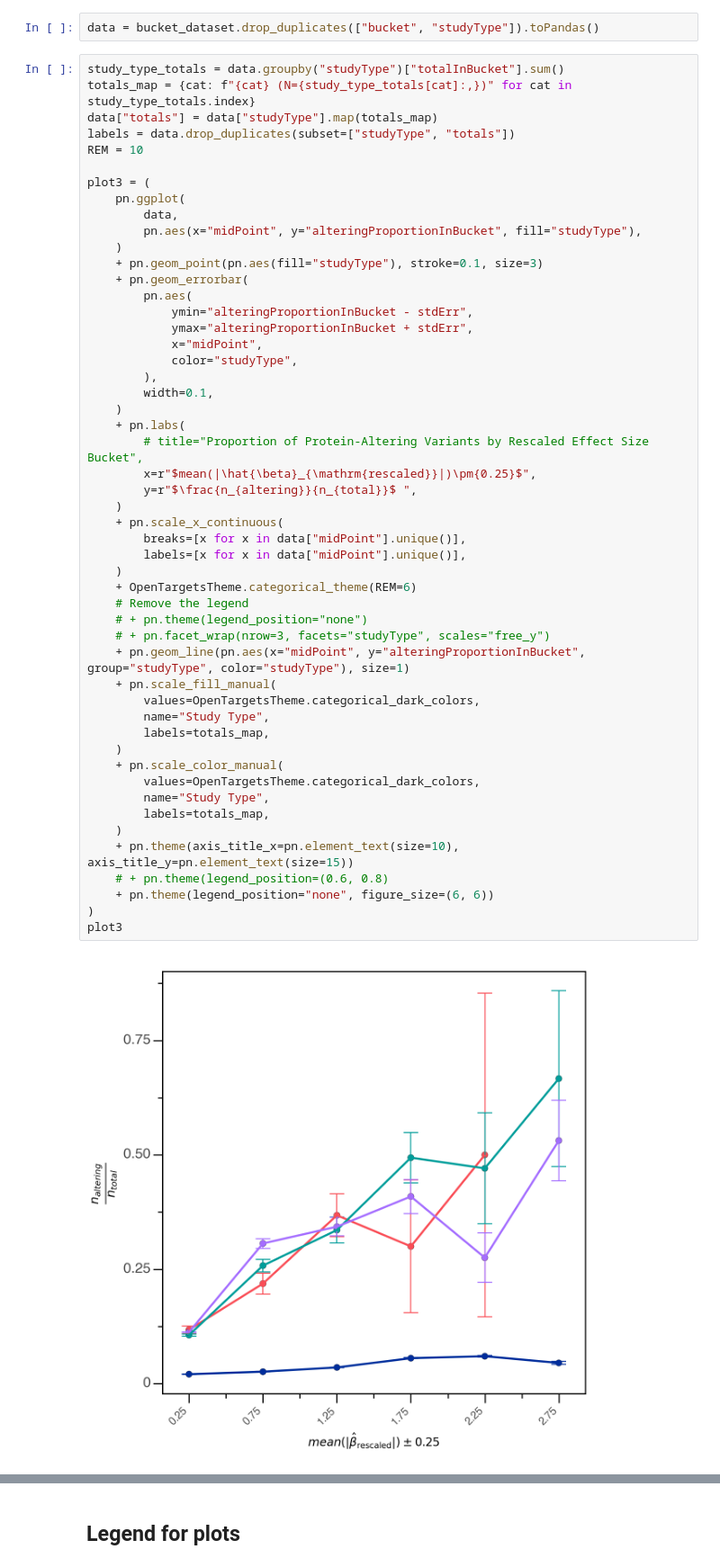
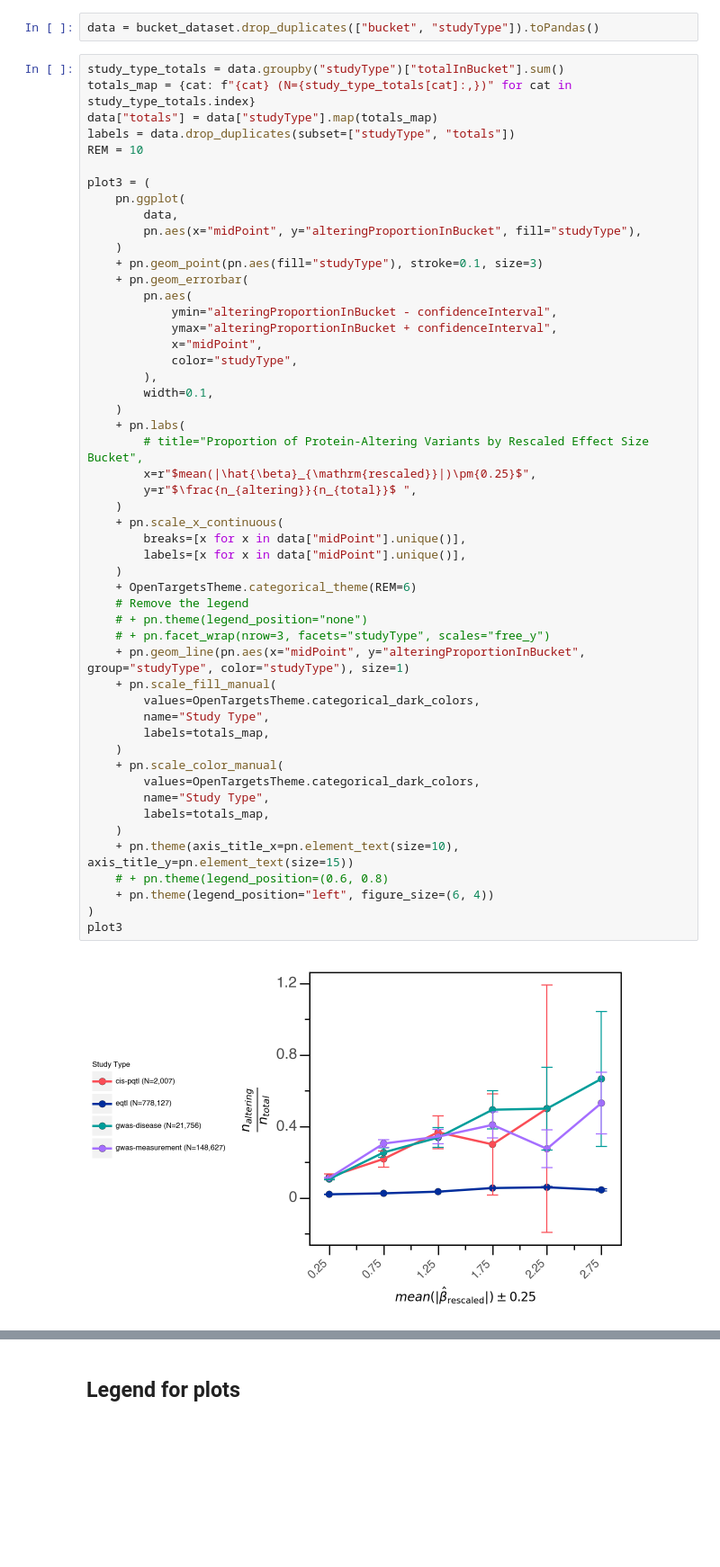
Before and after one commit to opentargets/Gentropy-manuscript, a Jupyter notebook: chapters/in_silico_effect_prediction/04_variant_functional_consequence.ipynb, the cells around one changed output, grey strips where cells are left out. Shown at 90% size. Cells and saved outputs as stored; diff of their text form; blank space fills up the shorter version.

```diff
--- a/chapters/in_silico_effect_prediction/04_variant_functional_consequence.ipynb
+++ b/chapters/in_silico_effect_prediction/04_variant_functional_consequence.ipynb
@@ -270,8 +282,8 @@ plot3 = (
     + pn.geom_point(pn.aes(fill="studyType"), stroke=0.1, size=3)
     + pn.geom_errorbar(
         pn.aes(
-            ymin="alteringProportionInBucket - stdErr",
-            ymax="alteringProportionInBucket + stdErr",
+            ymin="alteringProportionInBucket - confidenceInterval",
+            ymax="alteringProportionInBucket + confidenceInterval",
             x="midPoint",
             color="studyType",
         ),
@@ -279,32 +291,32 @@ plot3 = (
     )
     + pn.labs(
         # title="Proportion of Protein-Altering Variants by Rescaled Effect Size Bucket",
         x=r"$mean(|\hat{\beta}_{\mathrm{rescaled}}|)\pm{0.25}$",
         y=r"$\frac{n_{altering}}{n_{total}}$ ",
     )
     + pn.scale_x_continuous(
         breaks=[x for x in data["midPoint"].unique()],
         labels=[x for x in data["midPoint"].unique()],
     )
     + OpenTargetsTheme.categorical_theme(REM=6)
     # Remove the legend
     # + pn.theme(legend_position="none")
     # + pn.facet_wrap(nrow=3, facets="studyType", scales="free_y")
     + pn.geom_line(pn.aes(x="midPoint", y="alteringProportionInBucket", group="studyType", color="studyType"), size=1)
     + pn.scale_fill_manual(
         values=OpenTargetsTheme.categorical_dark_colors,
         name="Study Type",
         labels=totals_map,
     )
     + pn.scale_color_manual(
         values=OpenTargetsTheme.categorical_dark_colors,
         name="Study Type",
         labels=totals_map,
     )
     + pn.theme(axis_title_x=pn.element_text(size=10), axis_title_y=pn.element_text(size=15))
     # + pn.theme(legend_position=(0.6, 0.8)
-    + pn.theme(legend_position="none", figure_size=(6, 6))
+    + pn.theme(legend_position="left", figure_size=(6, 4))
 )
 plot3
 # %% [output]
-[figure, old version]
+[figure, new version]
```
Also changed, not shown: parts of 12 cells of this notebook, 2 other files.
